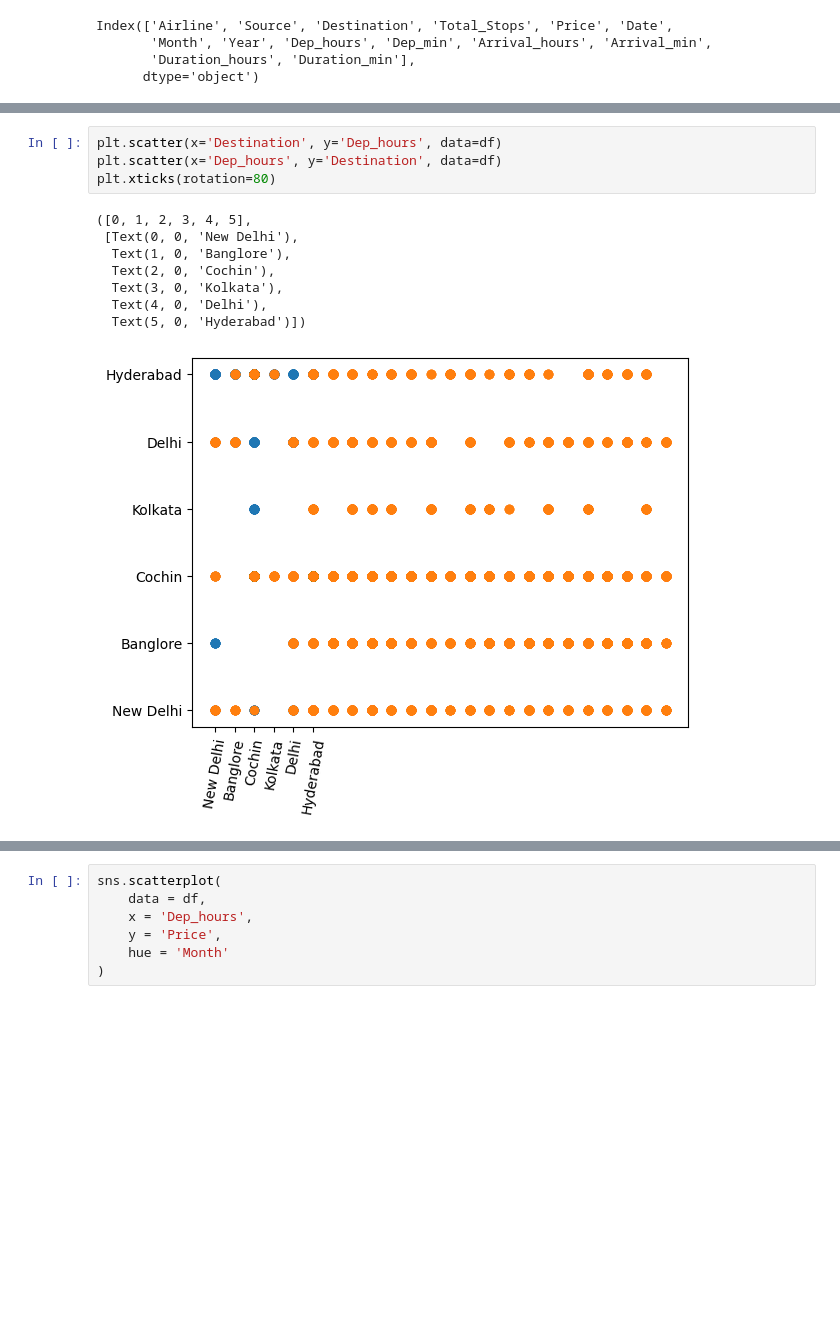
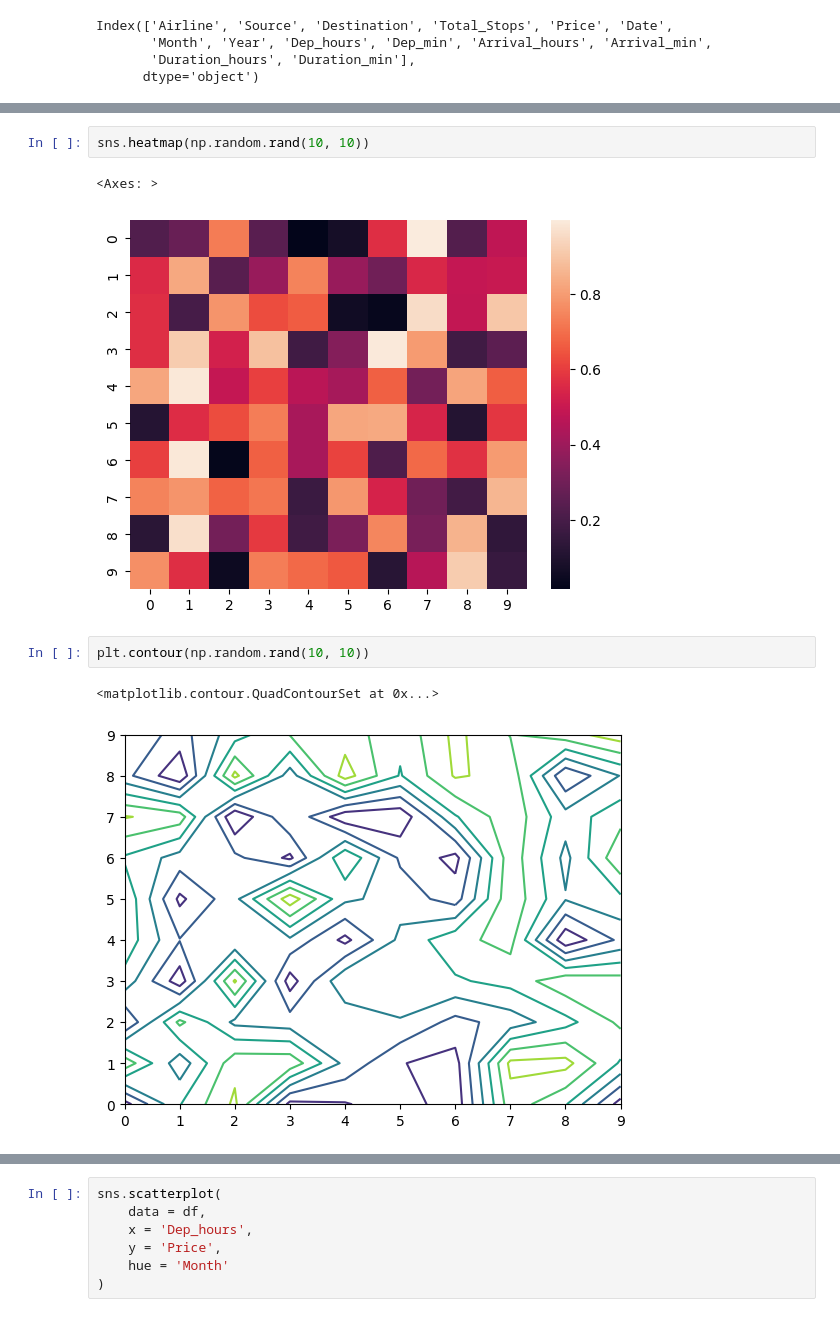
Before and after one commit to 123anshika456/Flight_data_analysis, a Jupyter notebook: flight.ipynb, the cells around one changed output, grey strips where cells are left out. Cells and saved outputs as stored; diff of their text form; blank space fills up the shorter version.

```diff
--- a/flight.ipynb
+++ b/flight.ipynb
@@ -35,13 +36,10 @@ sns.countplot(data=df, x='Month')
-# %%
-plt.scatter(x='Destination', y='Dep_hours', data=df)
-plt.scatter(x='Dep_hours', y='Destination', data=df)
-plt.xticks(rotation=80)
-# %% [output]
-([0, 1, 2, 3, 4, 5],
- [Text(0, 0, 'New Delhi'),
-  Text(1, 0, 'Banglore'),
-  Text(2, 0, 'Cochin'),
-  Text(3, 0, 'Kolkata'),
-  Text(4, 0, 'Delhi'),
-  Text(5, 0, 'Hyderabad')])
-[figure, removed]
+# %%
+sns.heatmap(np.random.rand(10, 10))
+# %% [output]
+<Axes: >
+[figure, added]
+# %%
+plt.contour(np.random.rand(10, 10))
+# %% [output]
+<matplotlib.contour.QuadContourSet at 0x...>
+[figure, added]
```
Also changed, not shown: parts of 9 cells of this notebook, 2 other files.
